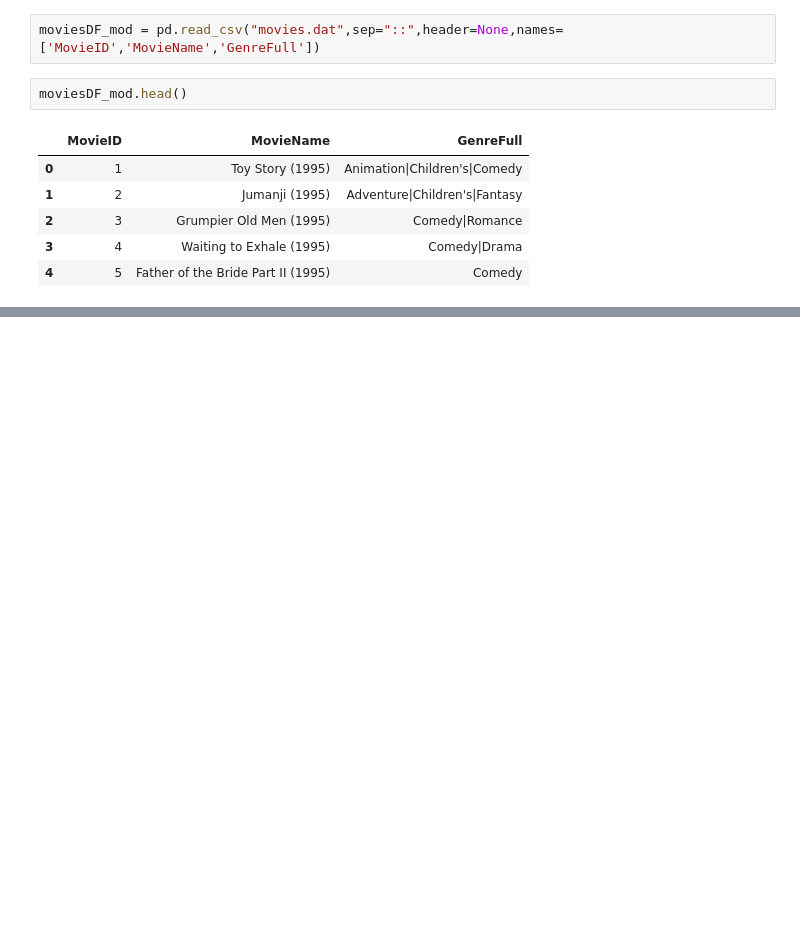
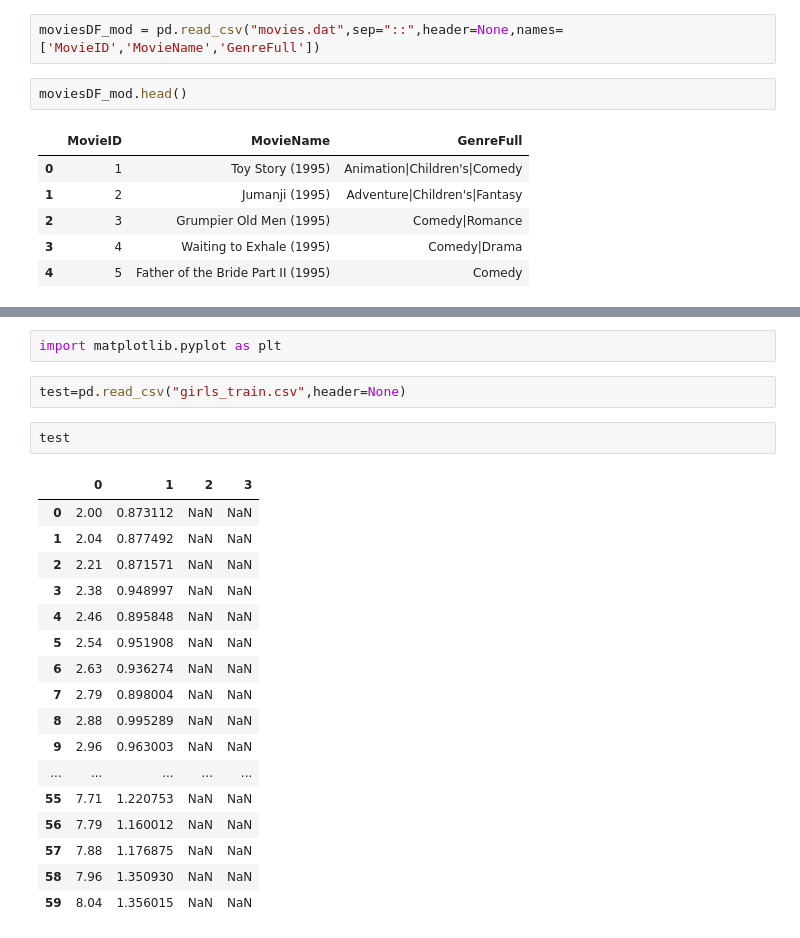
Before and after one commit to aniket-28/DataScience, a Jupyter notebook: Untitled.ipynb, the cells around one changed output, grey strips where cells are left out. Saved outputs shown, nothing was run; the diff lists cells and outputs as text; blank space fills up the shorter version.

```diff
--- a/Untitled.ipynb
+++ b/Untitled.ipynb
@@ -53,0 +200,24 @@ moviesDF_mod.head()
+# %%
+import matplotlib.pyplot as plt
+# %%
+test=pd.read_csv("girls_train.csv",header=None)
+# %%
+test
+# %% [output]
+|  | 0 | 1 | 2 | 3 |
+| 0 | 2.00 | 0.873112 | NaN | NaN |
+| 1 | 2.04 | 0.877492 | NaN | NaN |
+| 2 | 2.21 | 0.871571 | NaN | NaN |
+| 3 | 2.38 | 0.948997 | NaN | NaN |
+| 4 | 2.46 | 0.895848 | NaN | NaN |
+| 5 | 2.54 | 0.951908 | NaN | NaN |
+| 6 | 2.63 | 0.936274 | NaN | NaN |
+| 7 | 2.79 | 0.898004 | NaN | NaN |
+| 8 | 2.88 | 0.995289 | NaN | NaN |
+| 9 | 2.96 | 0.963003 | NaN | NaN |
+| ... | ... | ... | ... | ... |
+| 55 | 7.71 | 1.220753 | NaN | NaN |
+| 56 | 7.79 | 1.160012 | NaN | NaN |
+| 57 | 7.88 | 1.176875 | NaN | NaN |
+| 58 | 7.96 | 1.350930 | NaN | NaN |
+| 59 | 8.04 | 1.356015 | NaN | NaN |
```
Also changed, not shown: parts of 13 cells of this notebook.
